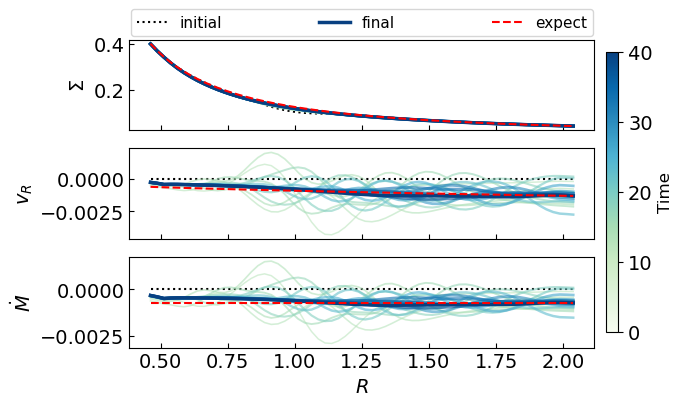
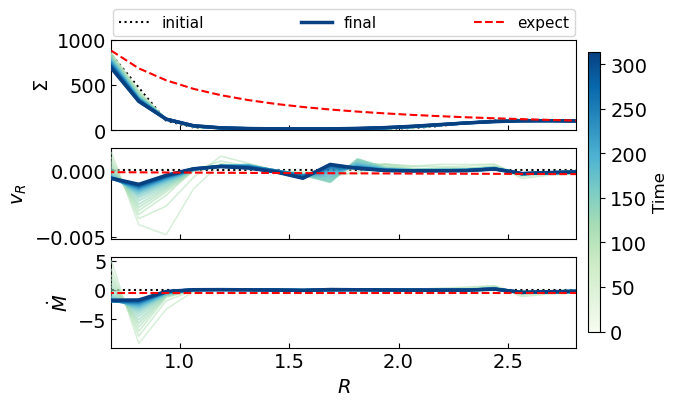
The change to this notebook cell's code, shown as a diff; its figure went from the first image to the second:
--- before
+++ after
@@ -85,8 +85,13 @@
 axs[2].set_ylabel(r'$\dot{M}$')
 axs[-1].set_xlabel(r'$R$')
-#axs[-1].set_xlim(rad_app[[3,-4]])
+axs[-1].set_xlim(rad_app[[3,-4]])
 
 # limits used in disk-sph plots
 #axs[0].set_ylim(0, .4)
+#axs[1].set_ylim(-1.5e-3, 1e-4)
+#axs[2].set_ylim(-8e-4, 5e-5)
+
+# limits used for disk-jiaru plots
+axs[0].set_ylim(0, 1000)
 #axs[1].set_ylim(-1.5e-3, 1e-4)
 #axs[2].set_ylim(-8e-4, 5e-5)

Commit: ran disk-jiarus1; weird R profiles